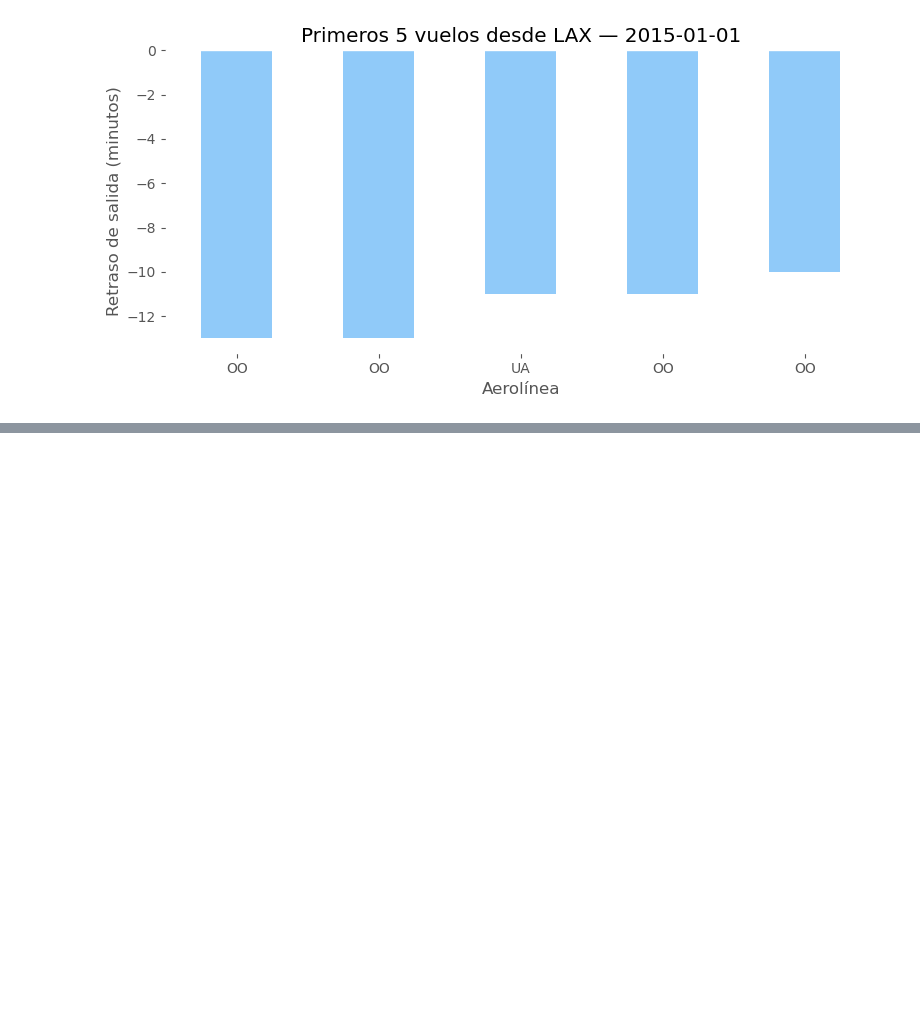
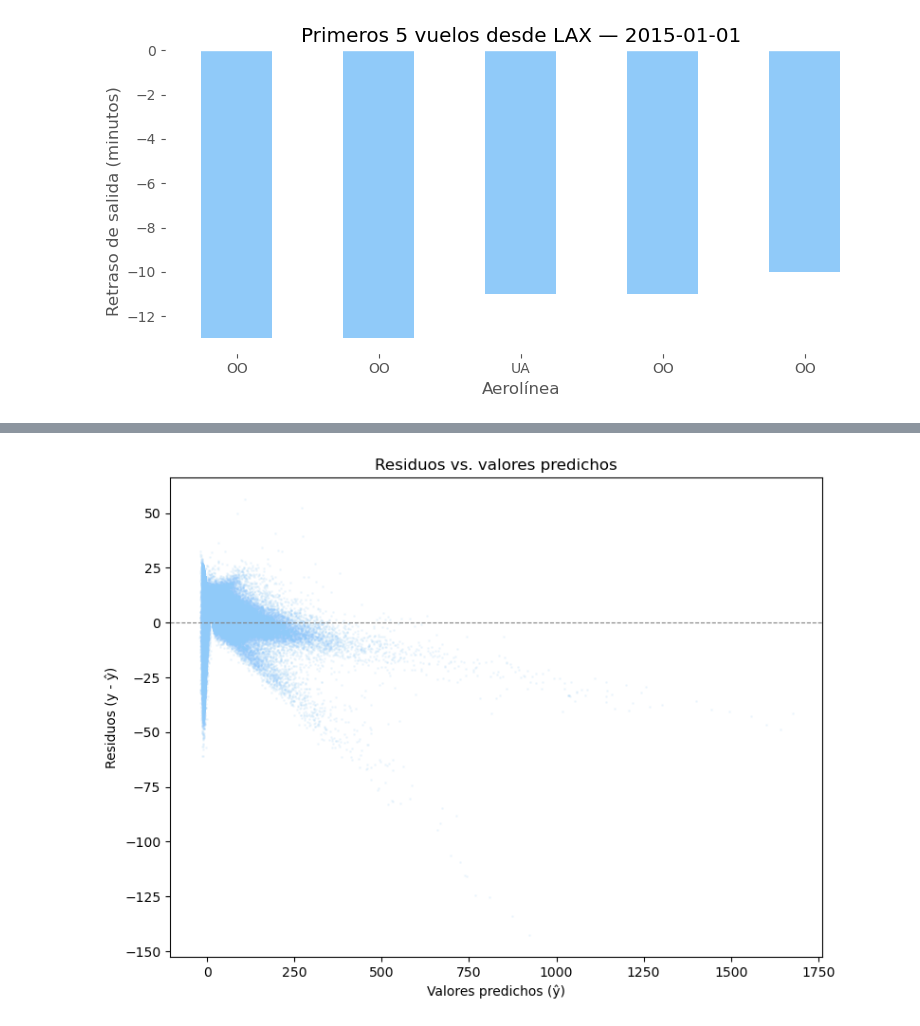
Before and after one commit to anapparedesr/flights-data-engineering-a, a Jupyter notebook: flights_analytics.ipynb, the cells around one changed output, grey strips where cells are left out. Saved outputs shown, nothing was run; the diff lists cells and outputs as text; code cells hidden in the pictures; blank space fills up the shorter version.

```diff
--- a/flights_analytics.ipynb
+++ b/flights_analytics.ipynb
@@ -461,0 +594,14 @@ plt.show()
+# %%
+residuos = modelo.resid
+
+fig, ax = plt.subplots(figsize=(8, 6), facecolor="white")
+ax.set_facecolor("white")
+ax.scatter(y_pred, residuos, alpha=0.1, s=1, color="#90caf9")
+ax.axhline(y=0, color="gray", linestyle="--", linewidth=0.8)
+ax.set_title("Residuos vs. valores predichos")
+ax.set_xlabel("Valores predichos (ŷ)")
+ax.set_ylabel("Residuos (y - ŷ)")
+plt.tight_layout()
+plt.show()
+# %% [output]
+[figure, added]
```
Also changed, not shown: parts of 38 cells of this notebook.
